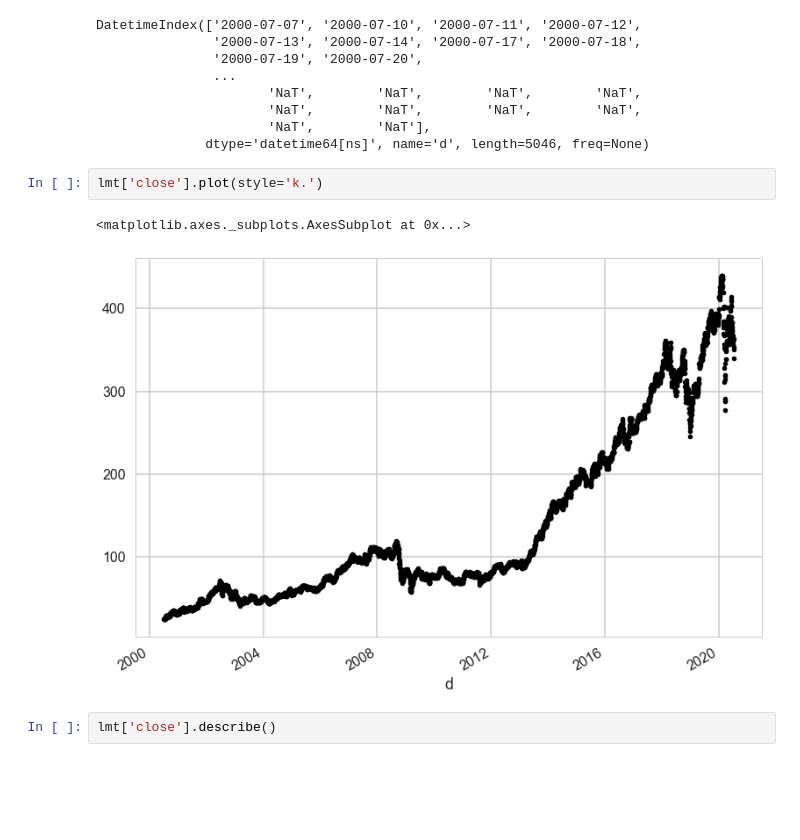
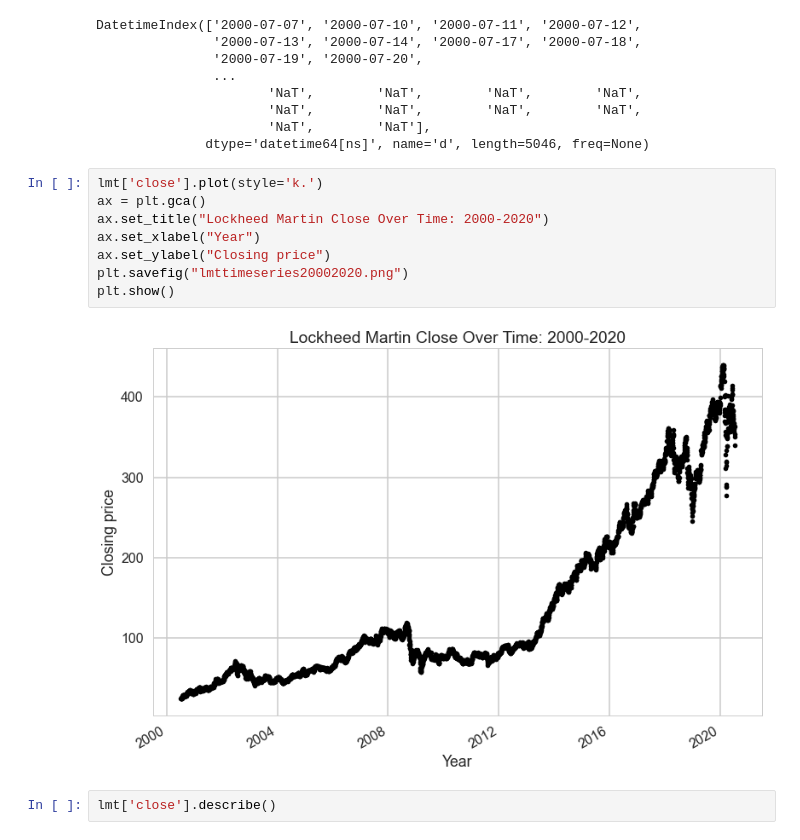
Before and after one commit to MichaelBurak/regime_changes, a Jupyter notebook: regime_changes.ipynb, the cells around one changed output. Saved outputs shown, nothing was run; the diff lists cells and outputs as text; blank space fills up the shorter version.

```diff
--- a/regime_changes.ipynb
+++ b/regime_changes.ipynb
@@ -420,11 +420,16 @@ DatetimeIndex(['2000-07-07', '2000-07-10', '2000-07-11', '2000-07-12',
                       'NaT',        'NaT',        'NaT',        'NaT',
                       'NaT',        'NaT'],
               dtype='datetime64[ns]', name='d', length=5046, freq=None)
-# %%
-lmt['close'].plot(style='k.')
-# %% [output]
-<matplotlib.axes._subplots.AxesSubplot at 0x...>
-[figure, removed]
+# %%
+lmt['close'].plot(style='k.')
+ax = plt.gca()
+ax.set_title("Lockheed Martin Close Over Time: 2000-2020")
+ax.set_xlabel("Year")
+ax.set_ylabel("Closing price")
+plt.savefig("lmttimeseries20002020.png")
+plt.show()
+# %% [output]
+[figure, added]
 # %%
 lmt['close'].describe()
 # %% [output]
```
Also changed, not shown: parts of 7 cells of this notebook, 1 other file.
